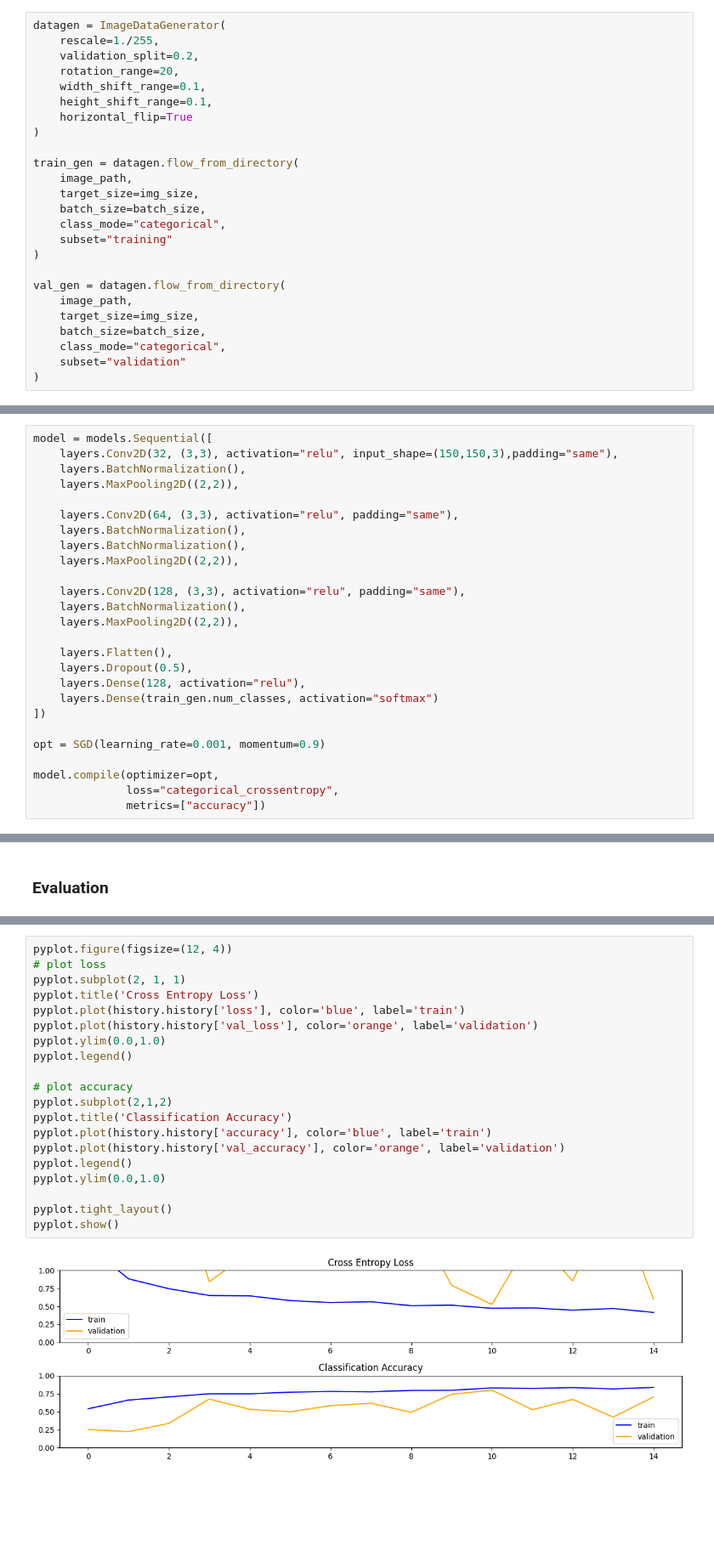
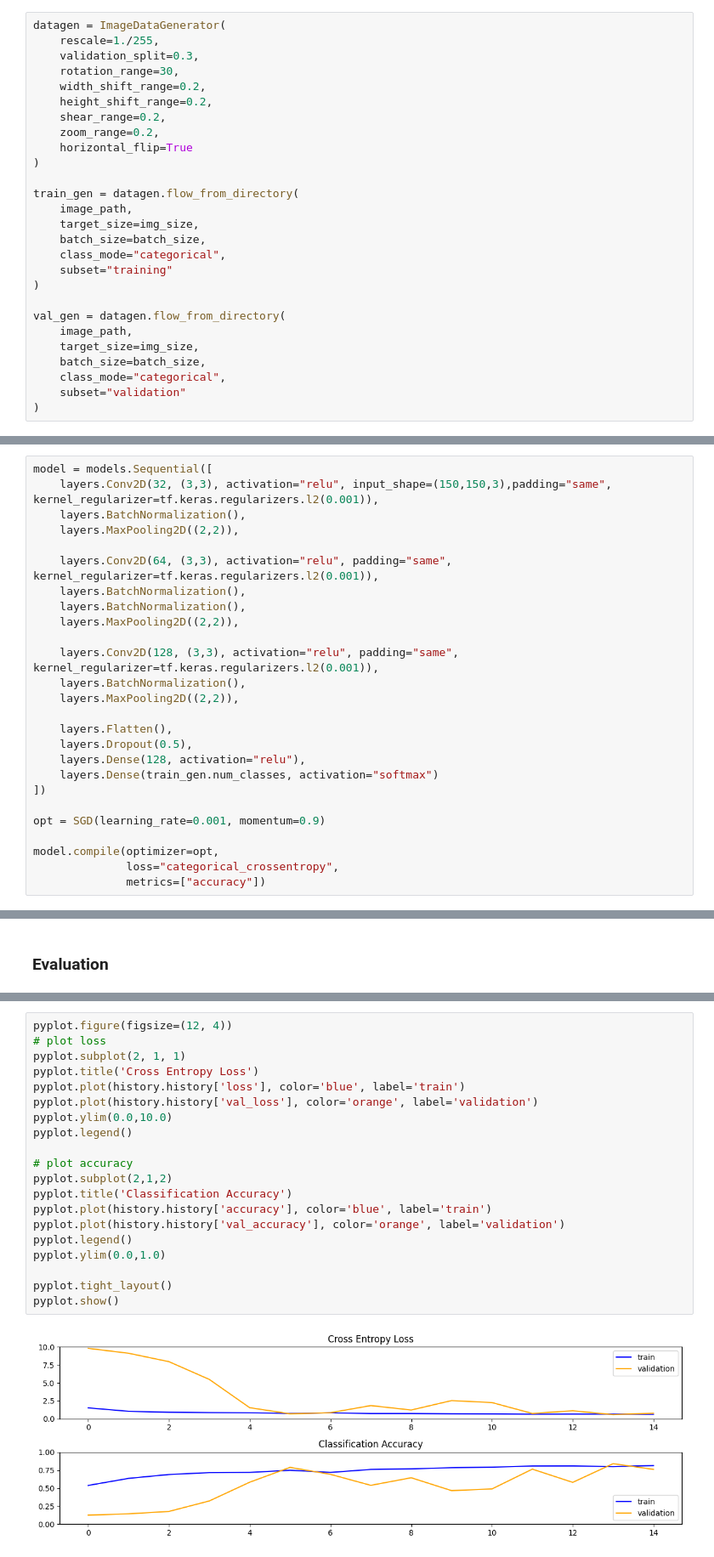
Before and after one commit to Yassinou1/Cancer-classifier, a Jupyter notebook: main.ipynb, the cells around one changed output, grey strips where cells are left out. Shown at 85% size. Cells and saved outputs as stored; diff of their text form; blank space fills up the shorter version.

```diff
--- a/main.ipynb
+++ b/main.ipynb
@@ -69,10 +55,12 @@ image_path = "Kather_texture_2016_image_tiles_5000/Kather_texture_2016_image_til
 # %%
 datagen = ImageDataGenerator(
     rescale=1./255,
-    validation_split=0.2,
-    rotation_range=20,
-    width_shift_range=0.1,
-    height_shift_range=0.1,
+    validation_split=0.3,
+    rotation_range=30,
+    width_shift_range=0.2,
+    height_shift_range=0.2,
+    shear_range=0.2,
+    zoom_range=0.2,
     horizontal_flip=True
 )
 
@@ -98,16 +86,16 @@ Found 1000 images belonging to 8 classes.
 ### Define the CNN model
 # %%
 model = models.Sequential([
-    layers.Conv2D(32, (3,3), activation="relu", input_shape=(150,150,3),padding="same"),
+    layers.Conv2D(32, (3,3), activation="relu", input_shape=(150,150,3),padding="same", kernel_regularizer=tf.keras.regularizers.l2(0.001)),
     layers.BatchNormalization(),
     layers.MaxPooling2D((2,2)),
 
-    layers.Conv2D(64, (3,3), activation="relu", padding="same"),
+    layers.Conv2D(64, (3,3), activation="relu", padding="same", kernel_regularizer=tf.keras.regularizers.l2(0.001)),
     layers.BatchNormalization(),
     layers.BatchNormalization(),
     layers.MaxPooling2D((2,2)),
 
-    layers.Conv2D(128, (3,3), activation="relu", padding="same"),
+    layers.Conv2D(128, (3,3), activation="relu", padding="same", kernel_regularizer=tf.keras.regularizers.l2(0.001)),
     layers.BatchNormalization(),
     layers.MaxPooling2D((2,2)),
 
@@ -161,22 +149,22 @@ Validation Accuracy: 0.74
 # %%
 pyplot.figure(figsize=(12, 4))
 # plot loss
 pyplot.subplot(2, 1, 1)
 pyplot.title('Cross Entropy Loss')
 pyplot.plot(history.history['loss'], color='blue', label='train')
 pyplot.plot(history.history['val_loss'], color='orange', label='validation')
-pyplot.ylim(0.0,1.0)
+pyplot.ylim(0.0,10.0)
 pyplot.legend()
 
 # plot accuracy
 pyplot.subplot(2,1,2)
 pyplot.title('Classification Accuracy')
 pyplot.plot(history.history['accuracy'], color='blue', label='train')
 pyplot.plot(history.history['val_accuracy'], color='orange', label='validation')
 pyplot.legend()
 pyplot.ylim(0.0,1.0)
 
 pyplot.tight_layout()
 pyplot.show()
 # %% [output]
-[figure, old version]
+[figure, new version]
```
Also changed, not shown: parts of 6 cells of this notebook.
